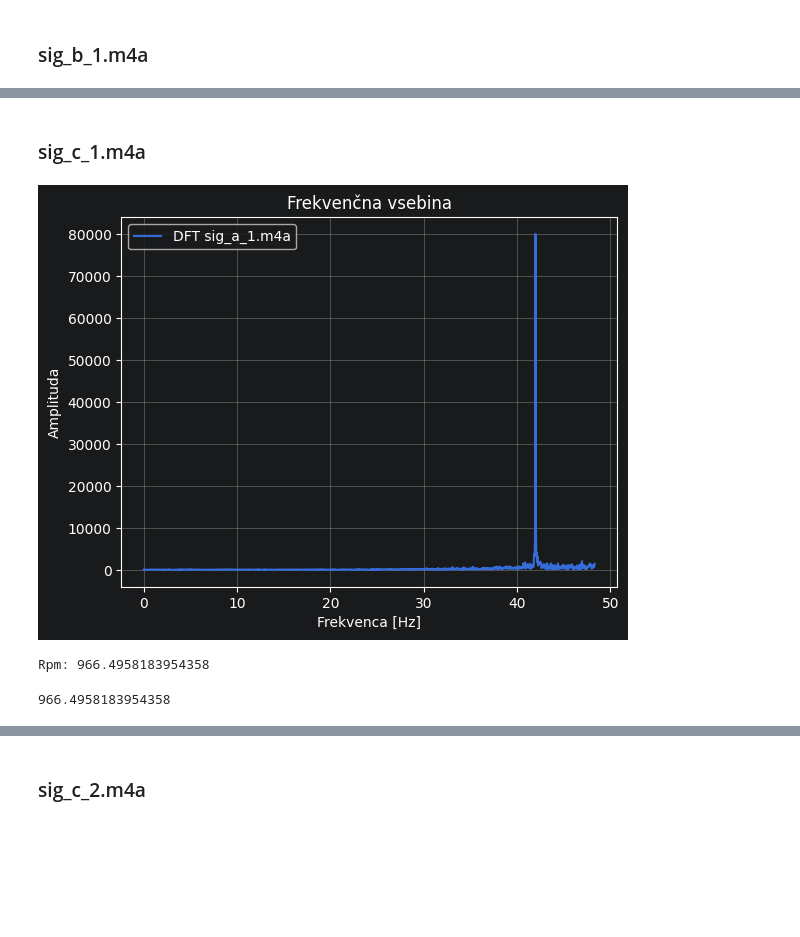
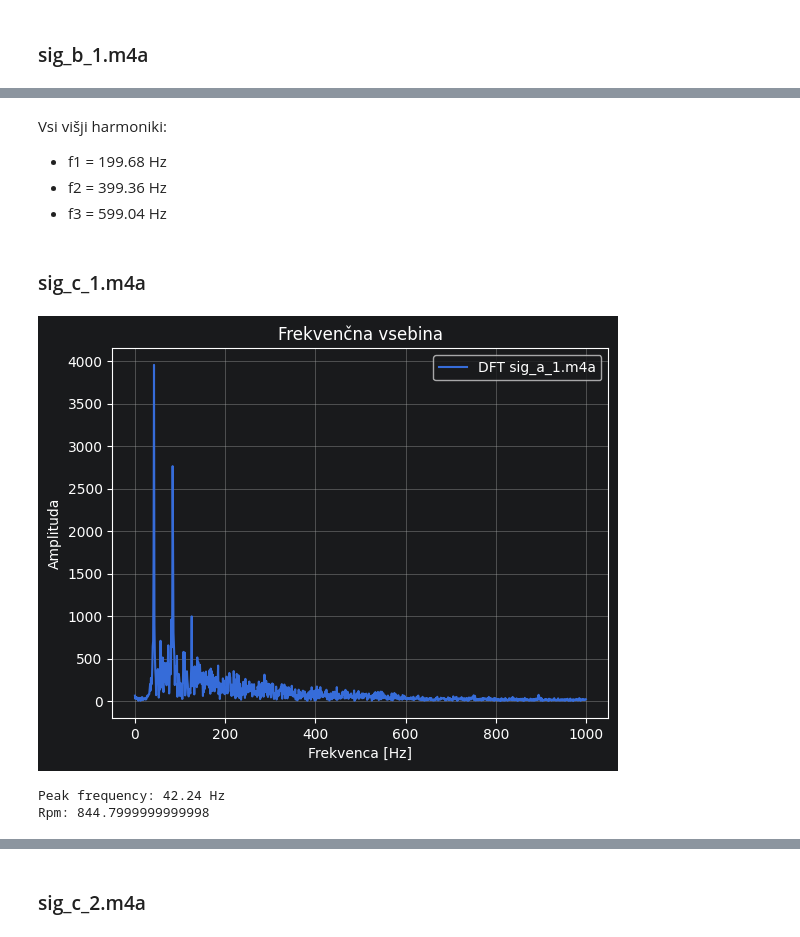
Before and after one commit to IgorPolajzer/ROSiS_Vaja3_DFT_in_Analize_signalov, a Jupyter notebook: porocilo.ipynb, the cells around one changed output, grey strips where cells are left out. Drawn from its saved outputs; the diff is of its cells as text; code cells hidden in the pictures; blank space fills up the shorter version.

```diff
--- a/porocilo.ipynb
+++ b/porocilo.ipynb
@@ -12,22 +12,18 @@ from util import *
 
 reload(util)
 
-MAX_SAMPLE_COUNT = 30000
+c_peak_freqs = []
+c_rpms = []
+
+MAX_SAMPLE_COUNT = 50000
 MAX_FREQS_HZ = 1000
 
 y, Fs = util.read_signal_from_m4a("/home/igor/Desktop/MAG/1_LETNIK/2_SEMESTER/RACUNALNISKA_OBDELAVA_SIGNALOV_IN_SLIK/Vaja_3/naloga_1_rpm/sig_a_1.m4a")
 
 T = len(y) / Fs
-# FIX 3 (continued): Unpack both result and freqs
 y_dft, freqs = dft(y, Fs, MAX_SAMPLE_COUNT, MAX_FREQS_HZ)
-
-# FIX 4 (continued): Pass freqs into plot
 plot_analasys(y_dft, freqs, "DFT sig_a_1.m4a")
 
-# FIX 5: Find the peak frequency from the spectrum instead of using max axis value
-peak_idx = np.argmax(np.abs(y_dft))
-f_blade = freqs[peak_idx]
-print(f"Peak frequency: {f_blade:.2f} Hz")
-
-calculate_rpm(f_blade, 3)
+f_bmp = get_peak_freq(y_dft, freqs)
+calculate_rpm(f_bmp, 10)
 # %% [output]
@@ -52,14 +56,21 @@ Rpm: 965.4994850669414
+# %% [markdown]
+Vsi višji harmoniki:
+- f1 = 199.68 Hz
+- f2 = 399.36 Hz
+- f3 = 599.04 Hz
 # %% [markdown]
 ### sig_c_1.m4a
 # %%
 y, Fs = util.read_signal_from_m4a("/home/igor/Desktop/MAG/1_LETNIK/2_SEMESTER/RACUNALNISKA_OBDELAVA_SIGNALOV_IN_SLIK/Vaja_3/naloga_1_rpm/sig_c_1.m4a")
+
 T = len(y) / Fs
-y_dft = np.fft.fft(y)[:MAX_FREQS_HZ]
-max_freq = plot_analasys(y_dft, Fs, T, "DFT sig_a_1.m4a")
+y_dft, freqs = dft(y, Fs, MAX_SAMPLE_COUNT, MAX_FREQS_HZ)
+plot_analasys(y_dft, freqs, "DFT sig_a_1.m4a")
 
-# (izhod dft, blade count)
-calculate_rpm(max_freq, 3)
+f_bmp = get_peak_freq(y_dft, freqs)
+c_peak_freqs.append(f_bmp)
+c_rpms.append(calculate_rpm(f_bmp, 3))
 # %% [output]
-[figure, old version]
+[figure, new version]
-Rpm: 966.4958183954358
+Peak frequency: 42.24 Hz
+Rpm: 844.7999999999998
-966.4958183954358
```
Also changed, not shown: parts of 20 cells of this notebook, 2 other files.
